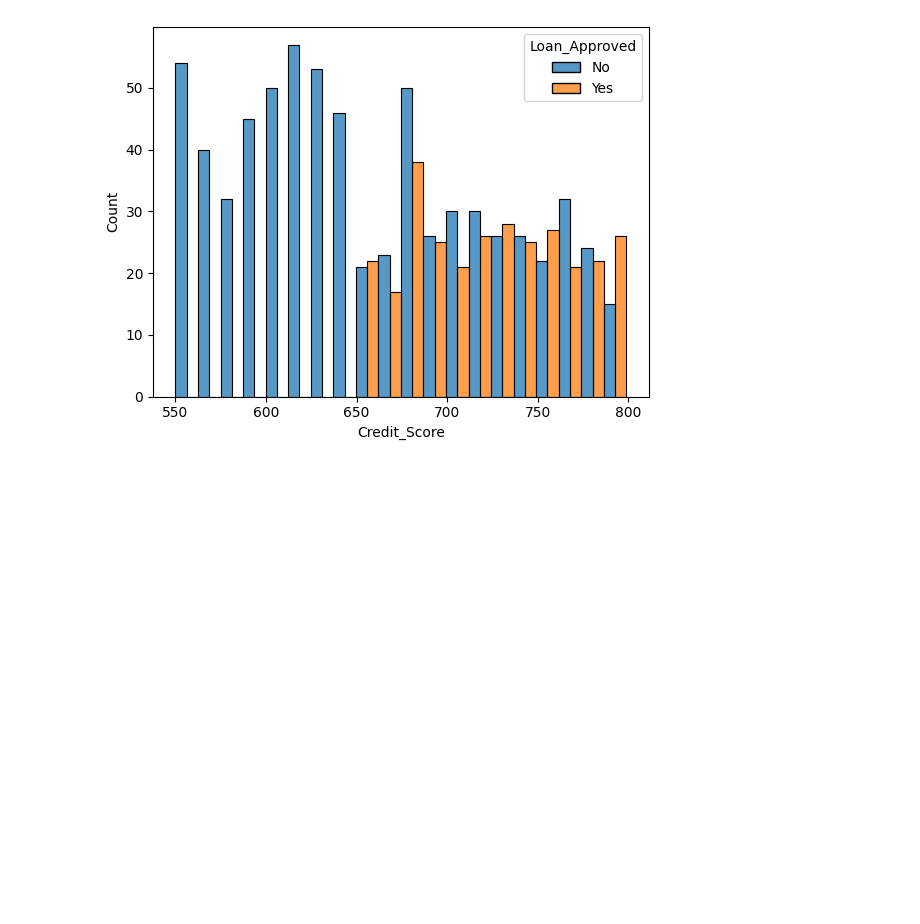
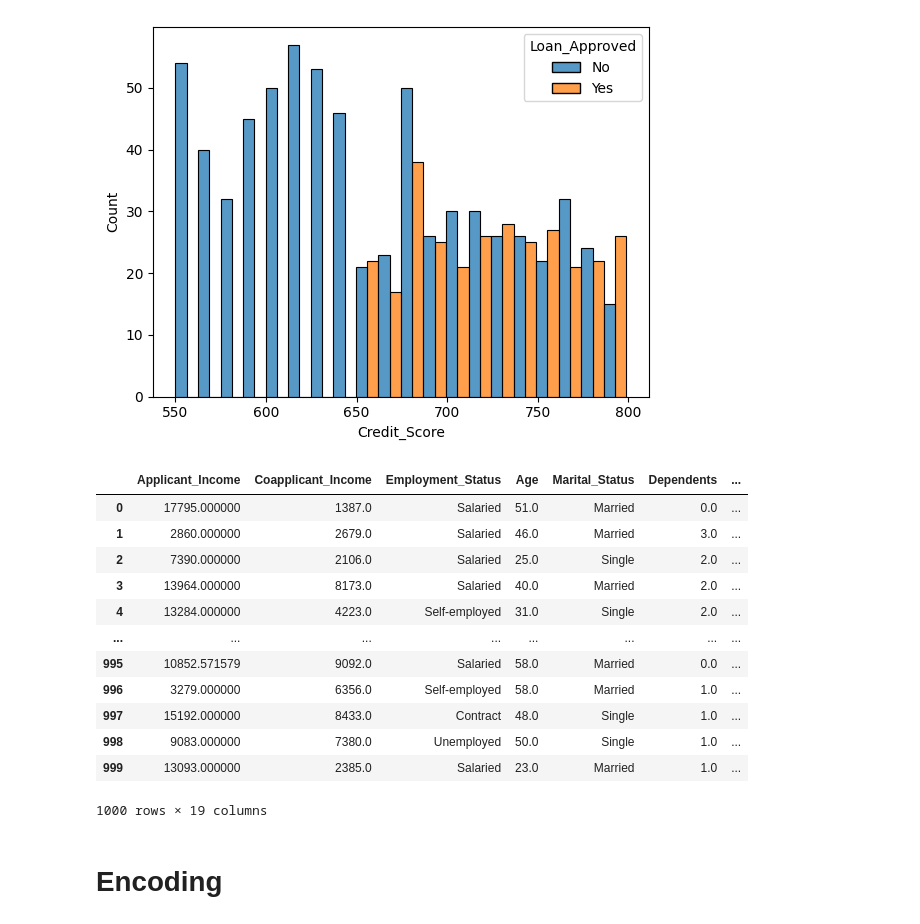
Before and after one commit to Sayansh2004/AI-ML, a Jupyter notebook: Projects/creditwiseLoanApproval/loanApproval.ipynb, the cells around one changed output. Drawn from its saved outputs; the diff is of its cells as text; code cells hidden in the pictures; blank space fills up the shorter version.

Commit message:
performed Encoding on dataset

```diff
--- a/Projects/creditwiseLoanApproval/loanApproval.ipynb
+++ b/Projects/creditwiseLoanApproval/loanApproval.ipynb
@@ -107,3 +107,23 @@ sns.histplot(
 # %% [output]
 <Axes: xlabel='Credit_Score', ylabel='Count'>
 [figure]
+# %%
+df=df.drop("Applicant_ID",axis=1)
+# %%
+df
+# %% [output]
+|  | Applicant_Income | Coapplicant_Income | Employment_Status | Age | Marital_Status | Dependents | ... |
+| 0 | 17795.000000 | 1387.0 | Salaried | 51.0 | Married | 0.0 | ... |
+| 1 | 2860.000000 | 2679.0 | Salaried | 46.0 | Married | 3.0 | ... |
+| 2 | 7390.000000 | 2106.0 | Salaried | 25.0 | Single | 2.0 | ... |
+| 3 | 13964.000000 | 8173.0 | Salaried | 40.0 | Married | 2.0 | ... |
+| 4 | 13284.000000 | 4223.0 | Self-employed | 31.0 | Single | 2.0 | ... |
+| ... | ... | ... | ... | ... | ... | ... | ... |
+| 995 | 10852.571579 | 9092.0 | Salaried | 58.0 | Married | 0.0 | ... |
+| 996 | 3279.000000 | 6356.0 | Self-employed | 58.0 | Married | 1.0 | ... |
+| 997 | 15192.000000 | 8433.0 | Contract | 48.0 | Single | 1.0 | ... |
+| 998 | 9083.000000 | 7380.0 | Unemployed | 50.0 | Single | 1.0 | ... |
+| 999 | 13093.000000 | 2385.0 | Salaried | 23.0 | Married | 1.0 | ... |
+1000 rows × 19 columns
+# %% [markdown]
+# Encoding
```
Also changed, not shown: parts of 2 cells of this notebook.
